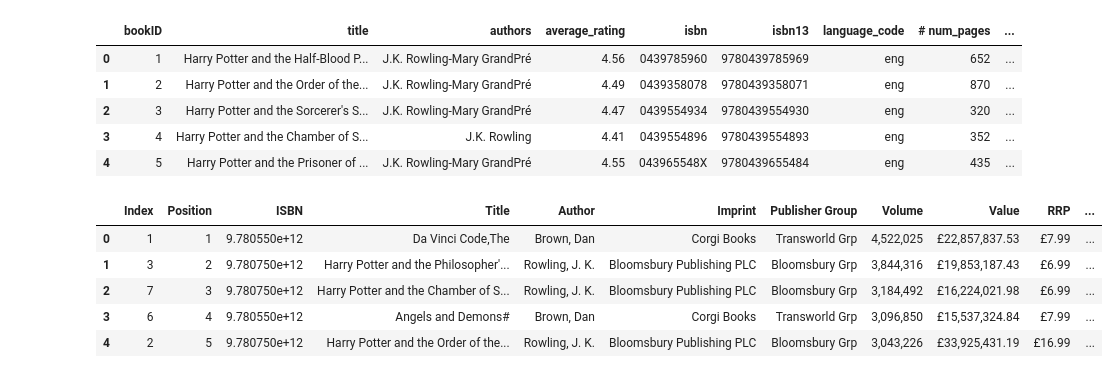
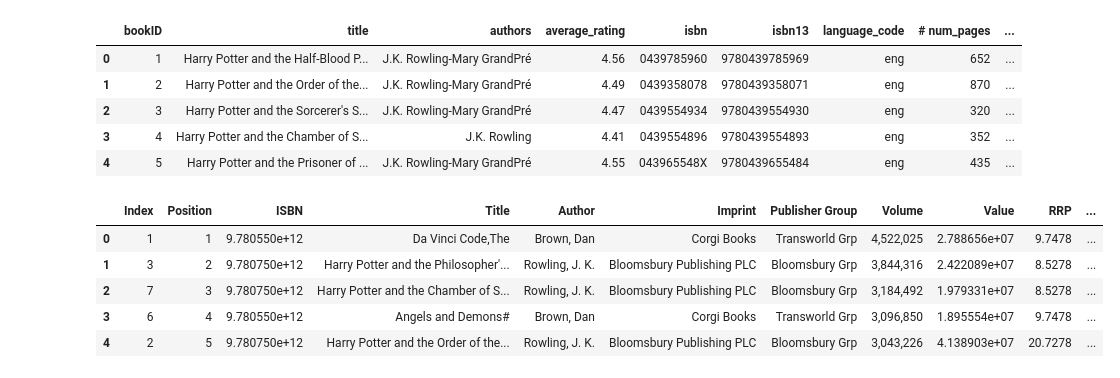
Before and after one commit to manmita7/BookBeasts, a Jupyter notebook: BookBeasts.ipynb, the cells around one changed output. Saved outputs shown, nothing was run; the diff lists cells and outputs as text; code cells hidden in the pictures.

```diff
--- a/BookBeasts.ipynb
+++ b/BookBeasts.ipynb
@@ -30,15 +34,36 @@ b'Skipping line 4012: expected 10 fields, saw 11\nSkipping line 5688: expected 1
 | 2 | 3 | Harry Potter and the Sorcerer's S... | J.K. Rowling-Mary GrandPré | 4.47 | 0439554934 | 9780439554930 | eng | 320 | ... |
 | 3 | 4 | Harry Potter and the Chamber of S... | J.K. Rowling | 4.41 | 0439554896 | 9780439554893 | eng | 352 | ... |
 | 4 | 5 | Harry Potter and the Prisoner of ... | J.K. Rowling-Mary GrandPré | 4.55 | 043965548X | 9780439655484 | eng | 435 | ... |
-# %%
-#top100 is the top 100 books from 1998-2010
-#Volume is how many books were sold which is a great thing to potentially track
-top100_df = pd.read_csv('Resources/Top 100 books - TOP 100 - ALL TIME.csv')
-top100_df.head()
-# %% [output]
-|  | Index | Position | ISBN | Title | Author | Imprint | Publisher Group | Volume | Value | RRP | ... |
-| 0 | 1 | 1 | 9.780550e+12 | Da Vinci Code,The | Brown, Dan | Corgi Books | Transworld Grp | 4,522,025 | £22,857,837.53 | £7.99 | ... |
-| 1 | 3 | 2 | 9.780750e+12 | Harry Potter and the Philosopher'... | Rowling, J. K. | Bloomsbury Publishing PLC | Bloomsbury Grp | 3,844,316 | £19,853,187.43 | £6.99 | ... |
-| 2 | 7 | 3 | 9.780750e+12 | Harry Potter and the Chamber of S... | Rowling, J. K. | Bloomsbury Publishing PLC | Bloomsbury Grp | 3,184,492 | £16,224,021.98 | £6.99 | ... |
-| 3 | 6 | 4 | 9.780550e+12 | Angels and Demons# | Brown, Dan | Corgi Books | Transworld Grp | 3,096,850 | £15,537,324.84 | £7.99 | ... |
-| 4 | 2 | 5 | 9.780750e+12 | Harry Potter and the Order of the... | Rowling, J. K. | Bloomsbury Publishing PLC | Bloomsbury Grp | 3,043,226 | £33,925,431.19 | £16.99 | ... |
+# %%
+#top100 is the top 100 books from 1998-2010
+#Volume is how many books were sold which is a great thing to potentially track
+#Nielsen records 1998-2010
+top100_df = pd.read_csv('Resources/Top 100 books - TOP 100 - ALL TIME.csv')
+
+#convert values from pounds to dollars
+#remove pound sign
+top100_df["Value"] = [x.strip('£') for x in top100_df["Value"]]
+top100_df["RRP"] = [x.strip('£') for x in top100_df["RRP"]]
+top100_df["ASP"] = [x.strip('£') for x in top100_df["ASP"]]
+#convert str to float
+top100_df["Value"] = [float(x.replace(',','')) for x in top100_df["Value"]]
+top100_df["Value"] = pd.to_numeric(top100_df["Value"])
+top100_df["RRP"] = pd.to_numeric(top100_df["RRP"])
+top100_df["ASP"] = pd.to_numeric(top100_df["ASP"])
+#convert to dollars
+top100_df["Value"] = [x*1.22 for x in top100_df["Value"]]
+top100_df["RRP"] = [x*1.22 for x in top100_df["RRP"]]
+top100_df["ASP"] = [x*1.22 for x in top100_df["ASP"]]
+
+#extract months and year
+top100_df["Publ Date"] = pd.to_datetime(top100_df['Publ Date'])
+top100_df['year'] = top100_df['Publ Date'].dt.year
+top100_df['month'] = top100_df['Publ Date'].dt.month
+top100_df.head()
+# %% [output]
+|  | Index | Position | ISBN | Title | Author | Imprint | Publisher Group | Volume | Value | RRP | ... |
+| 0 | 1 | 1 | 9.780550e+12 | Da Vinci Code,The | Brown, Dan | Corgi Books | Transworld Grp | 4,522,025 | 2.788656e+07 | 9.7478 | ... |
+| 1 | 3 | 2 | 9.780750e+12 | Harry Potter and the Philosopher'... | Rowling, J. K. | Bloomsbury Publishing PLC | Bloomsbury Grp | 3,844,316 | 2.422089e+07 | 8.5278 | ... |
+| 2 | 7 | 3 | 9.780750e+12 | Harry Potter and the Chamber of S... | Rowling, J. K. | Bloomsbury Publishing PLC | Bloomsbury Grp | 3,184,492 | 1.979331e+07 | 8.5278 | ... |
+| 3 | 6 | 4 | 9.780550e+12 | Angels and Demons# | Brown, Dan | Corgi Books | Transworld Grp | 3,096,850 | 1.895554e+07 | 9.7478 | ... |
+| 4 | 2 | 5 | 9.780750e+12 | Harry Potter and the Order of the... | Rowling, J. K. | Bloomsbury Publishing PLC | Bloomsbury Grp | 3,043,226 | 4.138903e+07 | 20.7278 | ... |
```
Also changed, not shown: parts of 8 cells of this notebook.
